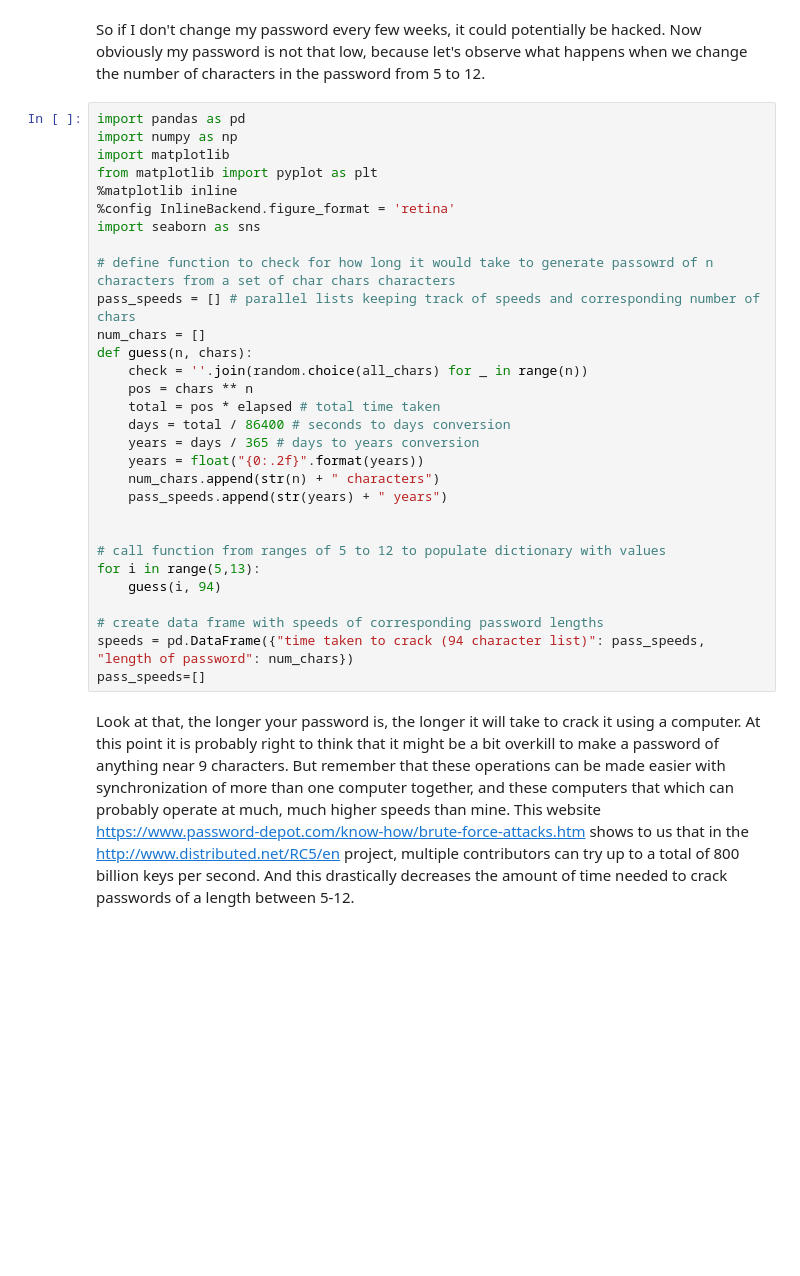
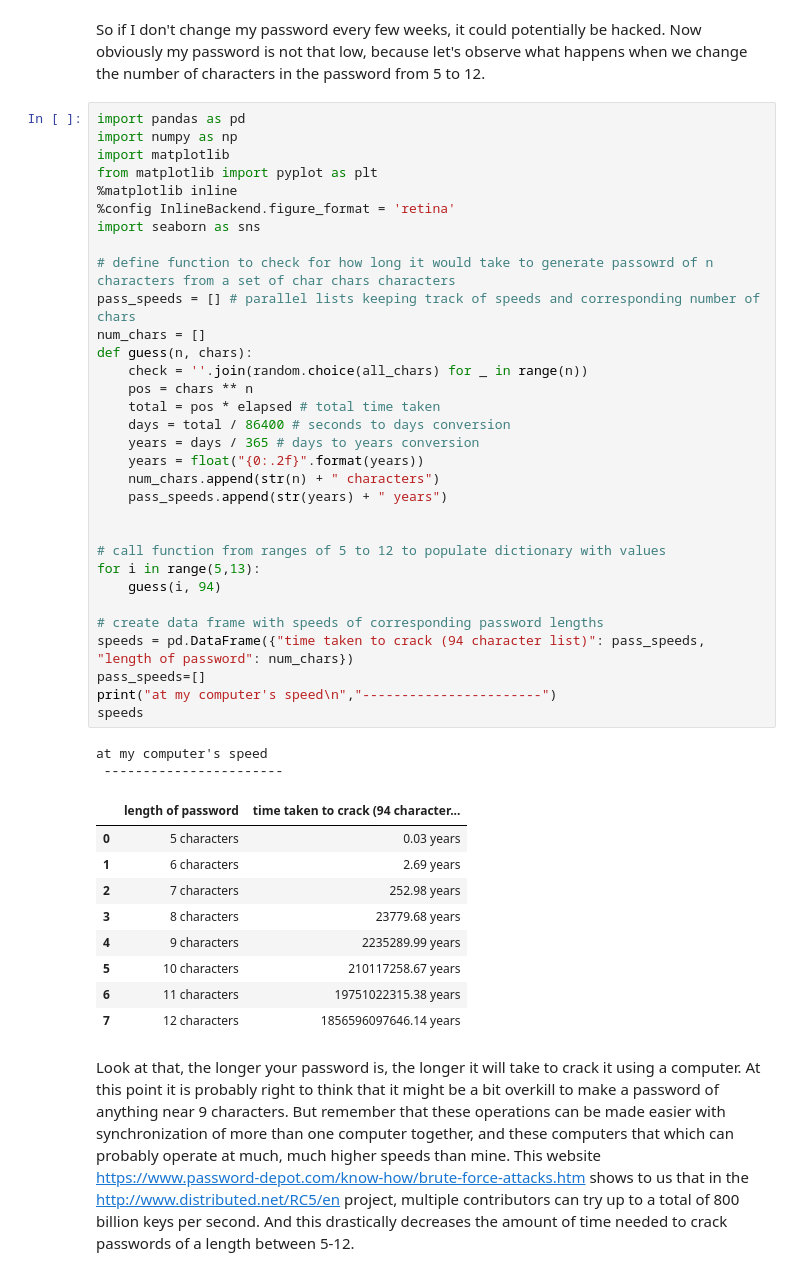
Before and after one commit to yatin-kapur/password-analysis, a Jupyter notebook: password analysis.ipynb, the cells around one changed output. Drawn from its saved outputs; the diff is of its cells as text; blank space fills up the shorter version.

```diff
--- a/password analysis.ipynb
+++ b/password analysis.ipynb
@@ -37,33 +37,47 @@ So if I don't change my password every few weeks, it could potentially be hacked
 # %%
 import pandas as pd
 import numpy as np
 import matplotlib
 from matplotlib import pyplot as plt
 %matplotlib inline
 %config InlineBackend.figure_format = 'retina'
 import seaborn as sns
 
 # define function to check for how long it would take to generate passowrd of n characters from a set of char chars characters
 pass_speeds = [] # parallel lists keeping track of speeds and corresponding number of chars
 num_chars = []
 def guess(n, chars):
     check = ''.join(random.choice(all_chars) for _ in range(n))
     pos = chars ** n
     total = pos * elapsed # total time taken
     days = total / 86400 # seconds to days conversion
     years = days / 365 # days to years conversion
     years = float("{0:.2f}".format(years))
     num_chars.append(str(n) + " characters")
     pass_speeds.append(str(years) + " years")
 
 
 # call function from ranges of 5 to 12 to populate dictionary with values
 for i in range(5,13):
     guess(i, 94)
 
 # create data frame with speeds of corresponding password lengths
 speeds = pd.DataFrame({"time taken to crack (94 character list)": pass_speeds, "length of password": num_chars})
 pass_speeds=[]
+print("at my computer's speed\n","-----------------------")
+speeds
+# %% [output]
+at my computer's speed
+ -----------------------
+|  | length of password | time taken to crack (94 character... |
+| 0 | 5 characters | 0.03 years |
+| 1 | 6 characters | 2.69 years |
+| 2 | 7 characters | 252.98 years |
+| 3 | 8 characters | 23779.68 years |
+| 4 | 9 characters | 2235289.99 years |
+| 5 | 10 characters | 210117258.67 years |
+| 6 | 11 characters | 19751022315.38 years |
+| 7 | 12 characters | 1856596097646.14 years |
 # %% [markdown]
 Look at that, the longer your password is, the longer it will take to crack it using a computer. At this point it is probably right to think that it might be a bit overkill to make a password of anything near 9 characters. But remember that these operations can be made easier with synchronization of more than one computer together, and these computers that which can probably operate at much, much higher speeds than mine. This website https://www.password-depot.com/know-how/brute-force-attacks.htm shows to us that in the http://www.distributed.net/RC5/en project, multiple contributors can try up to a total of 800 billion keys per second. And this drastically decreases the amount of time needed to crack passwords of a length between 5-12.
 # %%
```
Also changed, not shown: parts of 5 cells of this notebook.
